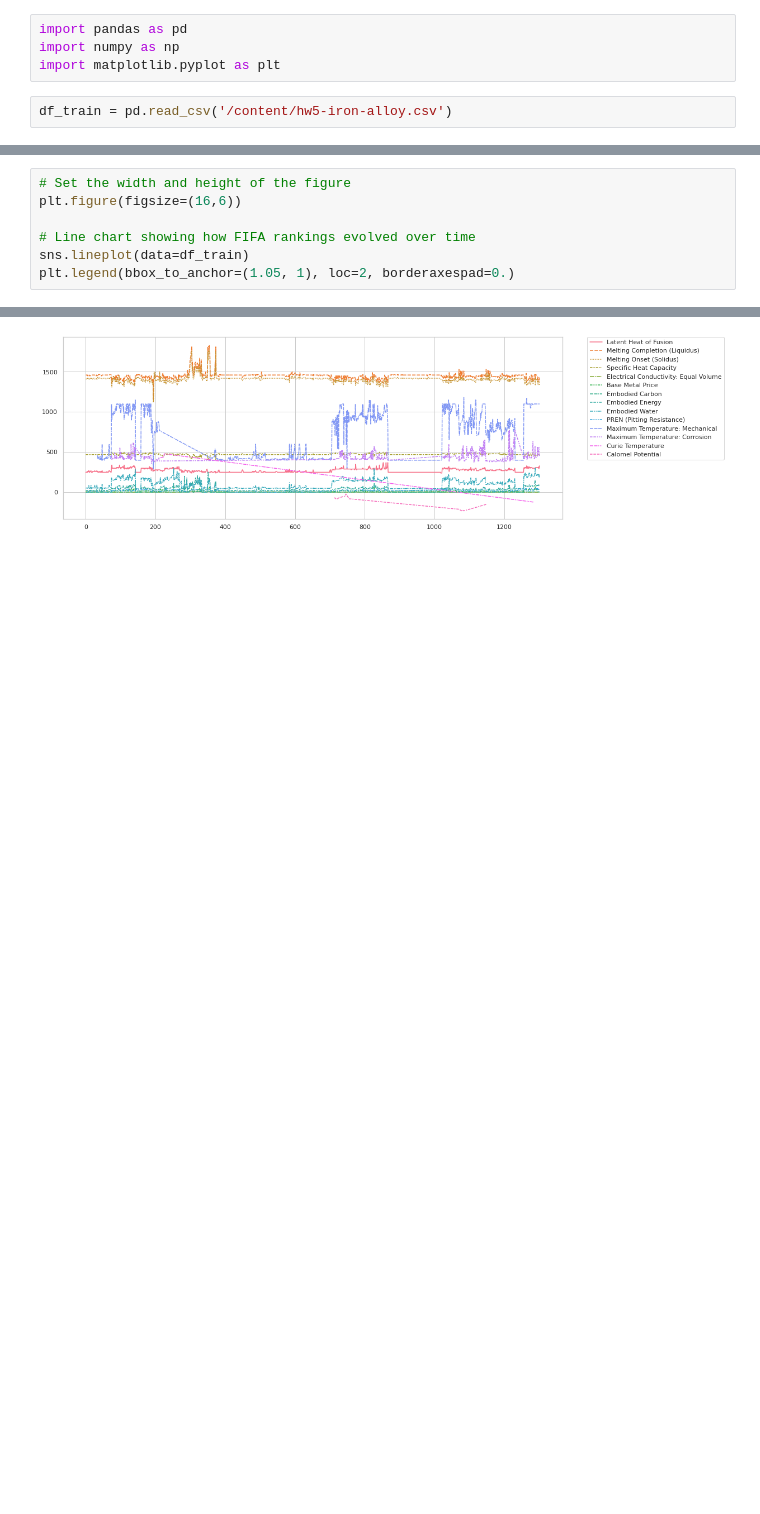
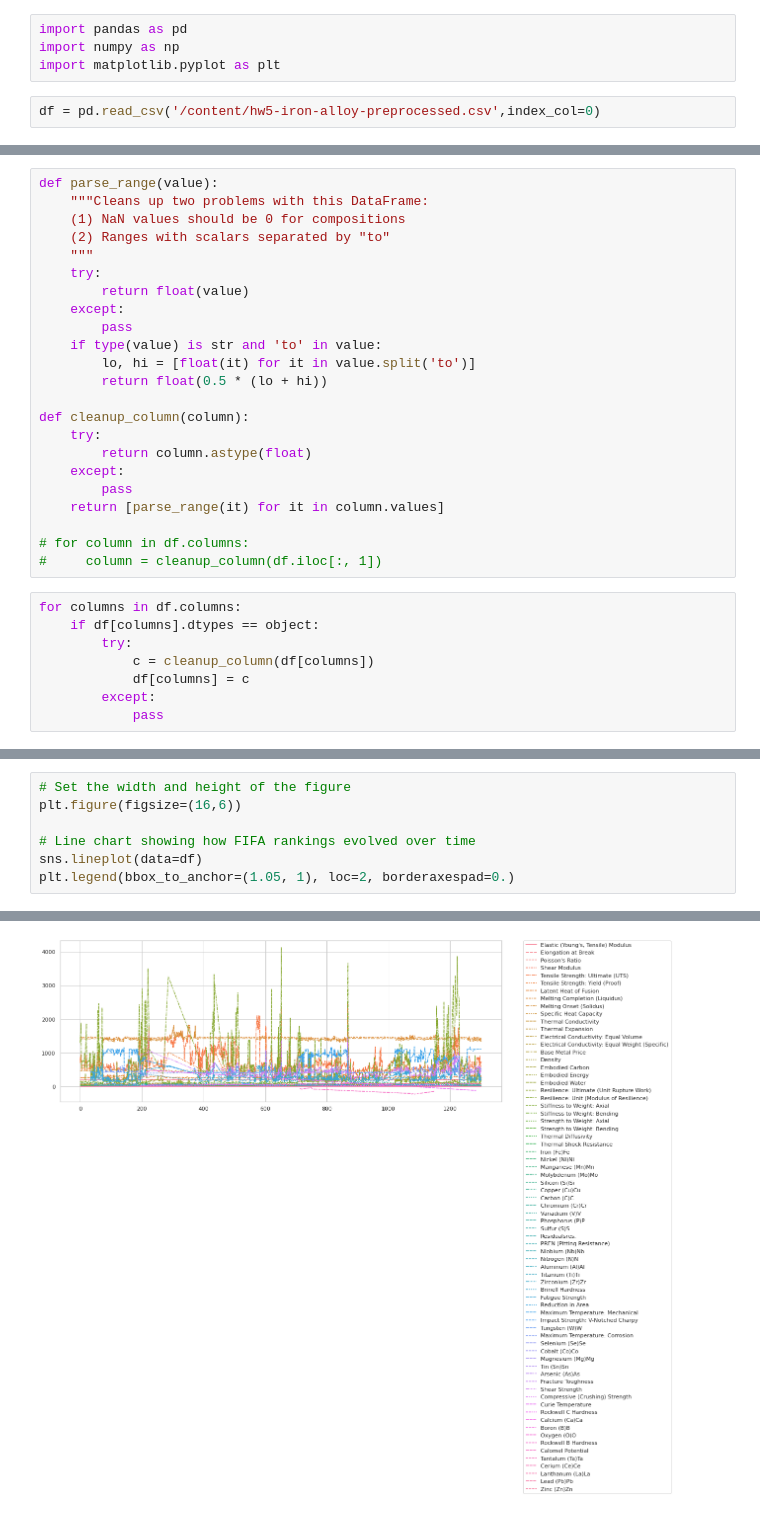
Before and after one commit to dovahkiin0022/dummy_group_repository, a Jupyter notebook: group_project.ipynb, the cells around one changed output, grey strips where cells are left out. Drawn from its saved outputs; the diff is of its cells as text; blank space fills up the shorter version.

Commit message:
data preprocessing updated

```diff
--- a/group_project.ipynb
+++ b/group_project.ipynb
@@ -5,4 +5,4 @@ import pandas as pd
 import numpy as np
 import matplotlib.pyplot as plt
 # %%
-df_train = pd.read_csv('/content/hw5-iron-alloy.csv')
+df = pd.read_csv('/content/hw5-iron-alloy-preprocessed.csv',index_col=0)
@@ -29 +9,32 @@ Index(['Names', 'Elastic (Young's, Tensile) Modulus', 'Elongation at Break',
+# %%
+def parse_range(value):
+    """Cleans up two problems with this DataFrame:
+    (1) NaN values should be 0 for compositions
+    (2) Ranges with scalars separated by "to"
+    """
+    try:
+        return float(value)
+    except:
+        pass
+    if type(value) is str and 'to' in value:
+        lo, hi = [float(it) for it in value.split('to')]
+        return float(0.5 * (lo + hi))
+
+def cleanup_column(column):
+    try:
+        return column.astype(float)
+    except:
+        pass
+    return [parse_range(it) for it in column.values]
+
+# for column in df.columns:
+#     column = cleanup_column(df.iloc[:, 1])
+# %%
+for columns in df.columns:
+    if df[columns].dtypes == object:
+        try:
+            c = cleanup_column(df[columns])
+            df[columns] = c
+        except:
+            pass
 # %%
@@ -91,10 +63,10 @@ plt.show()
 # %%
 # Set the width and height of the figure
 plt.figure(figsize=(16,6))
 
 # Line chart showing how FIFA rankings evolved over time
-sns.lineplot(data=df_train)
+sns.lineplot(data=df)
 plt.legend(bbox_to_anchor=(1.05, 1), loc=2, borderaxespad=0.)
 # %% [output]
 <matplotlib.legend.Legend at 0x...>
-[figure, old version]
+[figure, new version]
```
Also changed, not shown: parts of 21 cells of this notebook.
